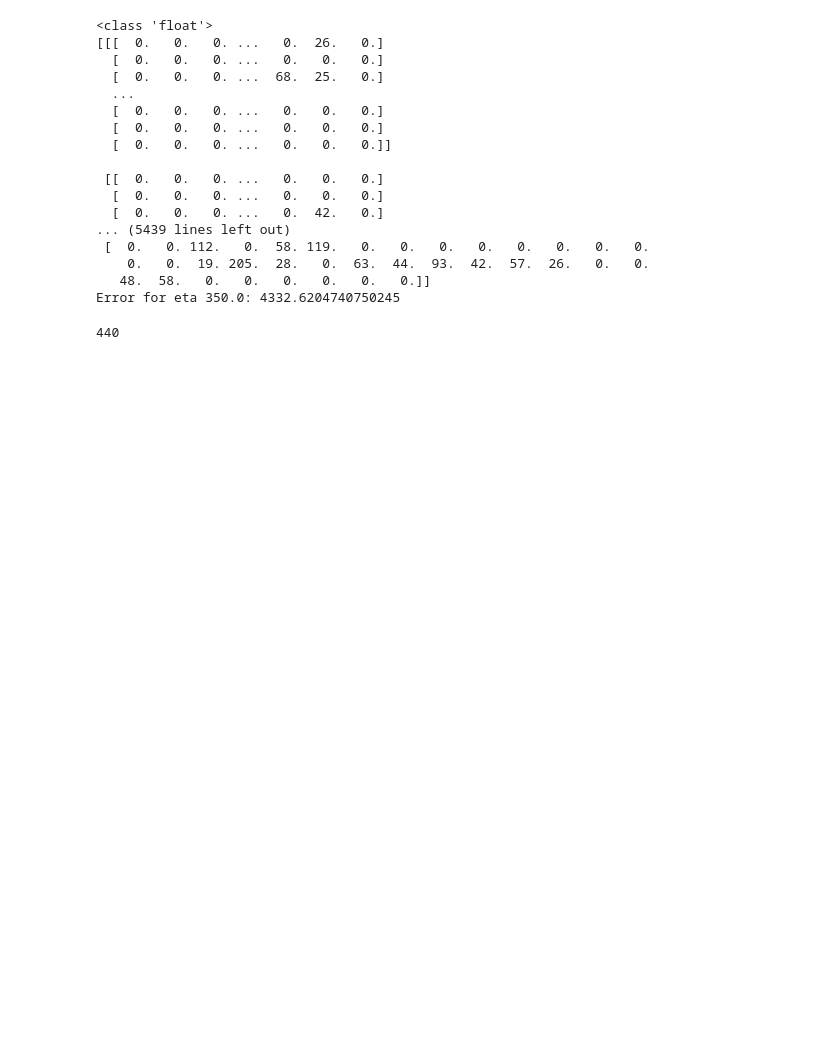
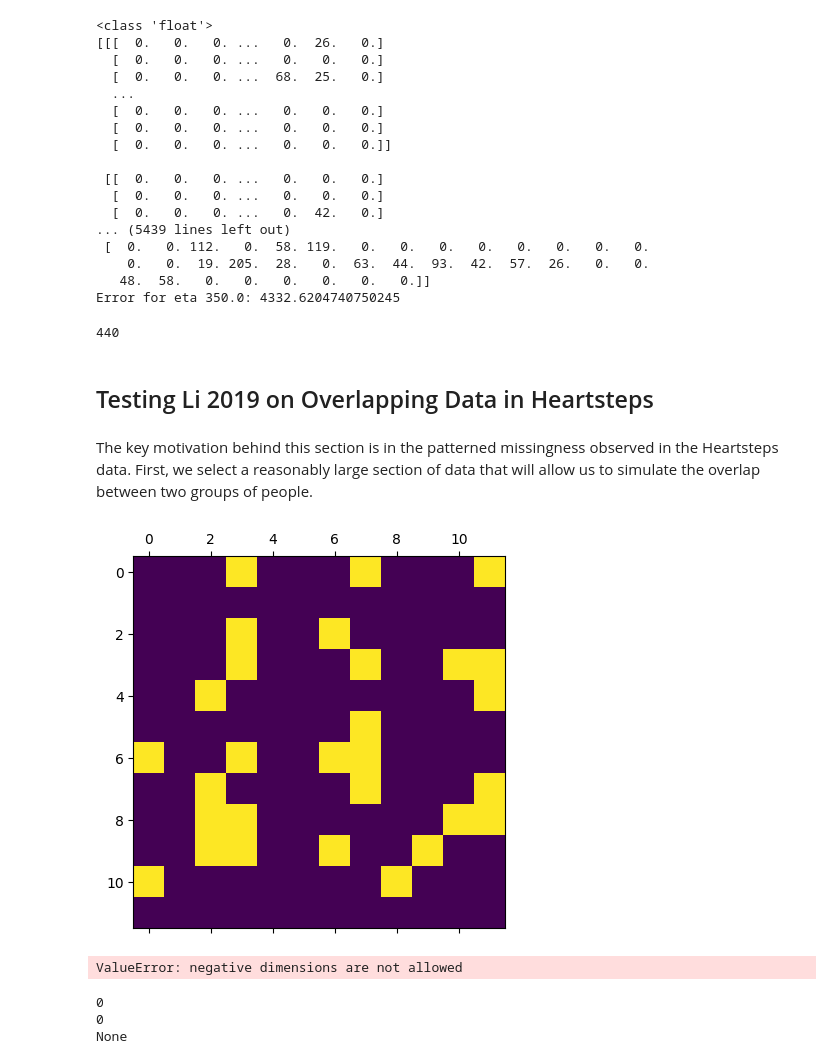
Before and after one commit to calebchin/Heartsteps-DNN, a Jupyter notebook: distributionalnn_heartsteps.ipynb, the cells around one changed output. Saved outputs shown, nothing was run; the diff lists cells and outputs as text; code cells hidden in the pictures; blank space fills up the shorter version.

```diff
--- a/distributionalnn_heartsteps.ipynb
+++ b/distributionalnn_heartsteps.ipynb
@@ -1040,3 +1066,54 @@ Error for eta 350.0: 4332.6204740750245
 best_eta
 # %% [output]
 440
+# %% [markdown]
+## Testing Li 2019 on Overlapping Data in Heartsteps
+# %% [markdown]
+The key motivation behind this section is in the patterned missingness observed in the Heartsteps data. First, we select a reasonably large section of data that will allow us to simulate the overlap between two groups of people.
+# %%
+matshow(A_hs[0:12, 180:192], aspect = 'auto')
+# A_hs_sub = A_hs[10:30, 424:444]
+# M_hs_sub = M_hs[10:30, 424:444]
+
+A_hs_sub = A_hs[0:12, 180:192]
+M_hs_sub = M_hs[0:12, 180:192]
+# %% [output]
+[figure, added]
+# %%
+# Search for "densest" area of observed values in the data
+# define density as the number of observed values over the area of the square.
+# square area 15 x 15
+from numpy.lib.stride_tricks import as_strided
+max_unit = 0
+global_max_density = 0
+max_matrix = None
+for j in [20]:
+    sub_shape = (j, j)
+    view_shape = tuple(np.subtract(A_hs_sub.shape, sub_shape) + 1) + sub_shape
+    arr_view = as_strided(A_hs_sub, view_shape, A_hs_sub.strides * 2, writeable = False)
+    arr_view = arr_view.reshape((-1,) + sub_shape)
+    max_dense = 0
+    ind_max_dense = 0
+    for i in range(len(arr_view)):
+        density = np.sum(arr_view[i]) / (j * j)
+        if density > max_dense:
+            max_dense = density
+            ind_max_dense = i
+
+    if max_dense > global_max_density:
+        max_matrix = arr_view[ind_max_dense]
+        global_max_density = max_dense
+        max_unit = j
+
+    print(max_dense)
+    print(ind_max_dense)
+# %% [output]
+ValueError: negative dimensions are not allowed
+# %%
+print(max_unit)
+print(global_max_density)
+print(max_matrix)
+# %% [output]
+0
+0
+None
```
Also changed, not shown: parts of 63 cells of this notebook.
